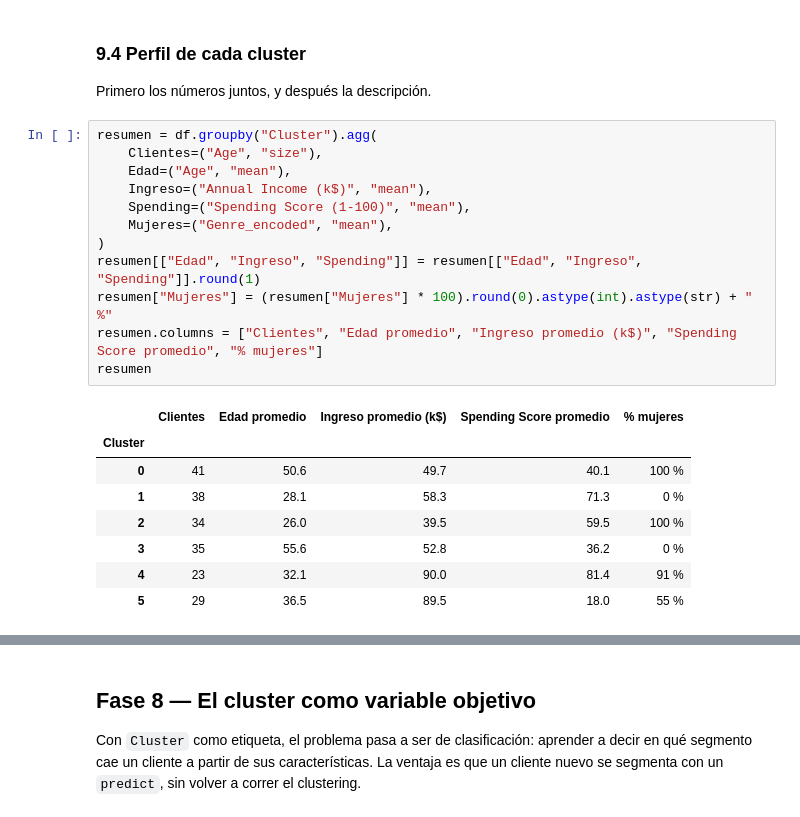
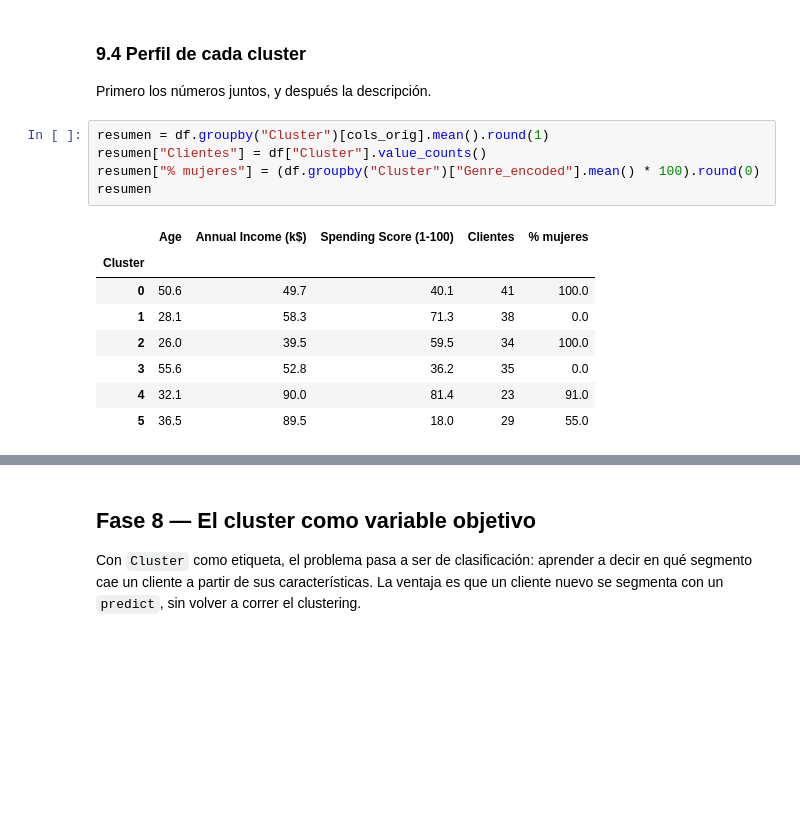
Before and after one commit to kepabonsaeafit/fundamentos-aa-2026, a Jupyter notebook: talleres/workshop3-clustering/workshop3_clustering_mall.ipynb, the cells around one changed output, grey strips where cells are left out. Drawn from its saved outputs; the diff is of its cells as text; blank space fills up the shorter version.

```diff
--- a/talleres/workshop3-clustering/workshop3_clustering_mall.ipynb
+++ b/talleres/workshop3-clustering/workshop3_clustering_mall.ipynb
@@ -745,24 +735,17 @@ plt.show()
 
 Primero los números juntos, y después la descripción.
 # %%
-resumen = df.groupby("Cluster").agg(
-    Clientes=("Age", "size"),
-    Edad=("Age", "mean"),
-    Ingreso=("Annual Income (k$)", "mean"),
-    Spending=("Spending Score (1-100)", "mean"),
-    Mujeres=("Genre_encoded", "mean"),
-)
-resumen[["Edad", "Ingreso", "Spending"]] = resumen[["Edad", "Ingreso", "Spending"]].round(1)
-resumen["Mujeres"] = (resumen["Mujeres"] * 100).round(0).astype(int).astype(str) + " %"
-resumen.columns = ["Clientes", "Edad promedio", "Ingreso promedio (k$)", "Spending Score promedio", "% mujeres"]
+resumen = df.groupby("Cluster")[cols_orig].mean().round(1)
+resumen["Clientes"] = df["Cluster"].value_counts()
+resumen["% mujeres"] = (df.groupby("Cluster")["Genre_encoded"].mean() * 100).round(0)
 resumen
 # %% [output]
-|  | Clientes | Edad promedio | Ingreso promedio (k$) | Spending Score promedio | % mujeres |
+|  | Age | Annual Income (k$) | Spending Score (1-100) | Clientes | % mujeres |
 | Cluster |  |  |  |  |  |
-| 0 | 41 | 50.6 | 49.7 | 40.1 | 100 % |
-| 1 | 38 | 28.1 | 58.3 | 71.3 | 0 % |
-| 2 | 34 | 26.0 | 39.5 | 59.5 | 100 % |
-| 3 | 35 | 55.6 | 52.8 | 36.2 | 0 % |
-| 4 | 23 | 32.1 | 90.0 | 81.4 | 91 % |
-| 5 | 29 | 36.5 | 89.5 | 18.0 | 55 % |
+| 0 | 50.6 | 49.7 | 40.1 | 41 | 100.0 |
+| 1 | 28.1 | 58.3 | 71.3 | 38 | 0.0 |
+| 2 | 26.0 | 39.5 | 59.5 | 34 | 100.0 |
+| 3 | 55.6 | 52.8 | 36.2 | 35 | 0.0 |
+| 4 | 32.1 | 90.0 | 81.4 | 23 | 91.0 |
+| 5 | 36.5 | 89.5 | 18.0 | 29 | 55.0 |
 # %% [markdown]
```
Also changed, not shown: parts of 20 cells of this notebook, 1 other file.
